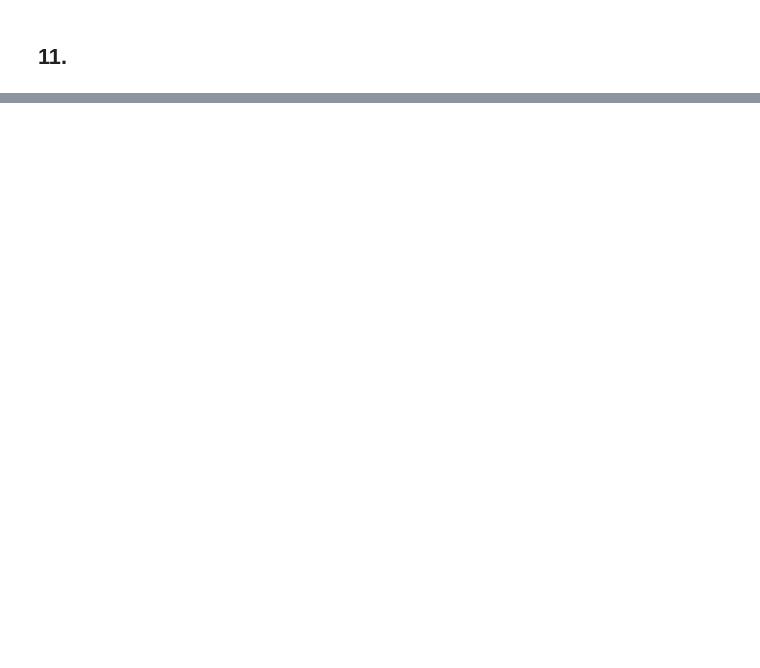
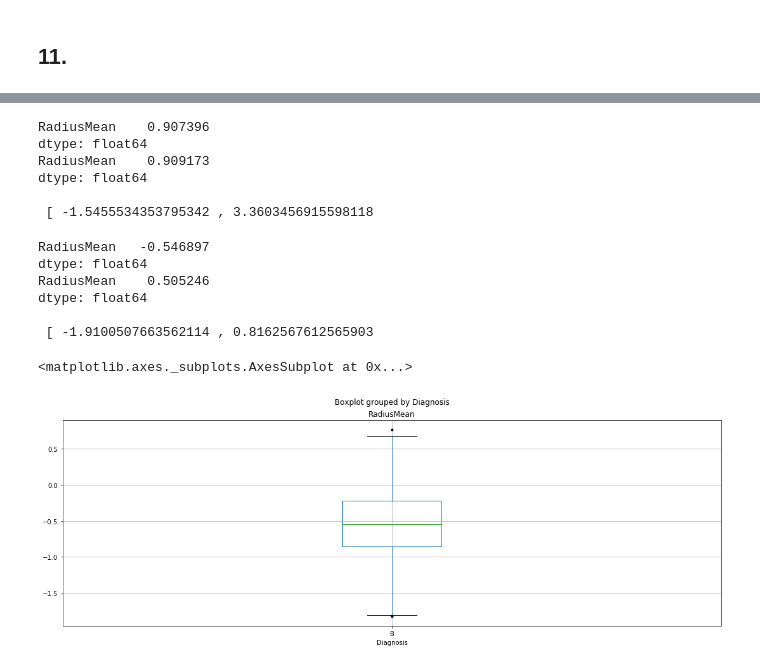
Before and after one commit to hernansalinas/Curso_aprendizaje_estadistico, a Jupyter notebook: Tareas/Restrepo-9709/Laboratorio_1.ipynb, the cells around one changed output, grey strips where cells are left out. Cells and saved outputs as stored; diff of their text form; code cells hidden in the pictures; blank space fills up the shorter version.

```diff
--- a/Tareas/Restrepo-9709/Laboratorio_1.ipynb
+++ b/Tareas/Restrepo-9709/Laboratorio_1.ipynb
@@ -364,0 +375,34 @@ plt.show()
+# %%
+Mmed = dfrmM.median()
+print(Mmed)
+Mstd = dfrmM.std()
+print(Mstd)
+print('\n', '[', float(Mmed -2.698*Mstd) ,',', float(Mmed +2.698*Mstd) )
+# %% [output]
+RadiusMean    0.907396
+dtype: float64
+RadiusMean    0.909173
+dtype: float64
+
+ [ -1.5455534353795342 , 3.3603456915598118
+# %%
+Bmed = dfrmB.median()
+print(Bmed)
+Bstd = dfrmB.std()
+print(Bstd)
+print('\n', '[', float(Bmed -2.698*Bstd) ,',', float(Bmed +2.698*Bstd) )
+# %% [output]
+RadiusMean   -0.546897
+dtype: float64
+RadiusMean    0.505246
+dtype: float64
+
+ [ -1.9100507663562114 , 0.8162567612565903
+# %%
+dfrmcopy = dfrmB
+dfrmcopy = dfrmcopy[((dfrmcopy['RadiusMean'] > float(Bmed -2.698*Bstd)) & (dfrmcopy['RadiusMean'] < float(Bmed +2.698*Bstd)))]
+
+dfrmcopy.boxplot(column="RadiusMean", by='Diagnosis', sym = 'k.', figsize=(18,6))
+# %% [output]
+<matplotlib.axes._subplots.AxesSubplot at 0x...>
+[figure, added]
```
Also changed, not shown: parts of 17 cells of this notebook, 2 other files.
